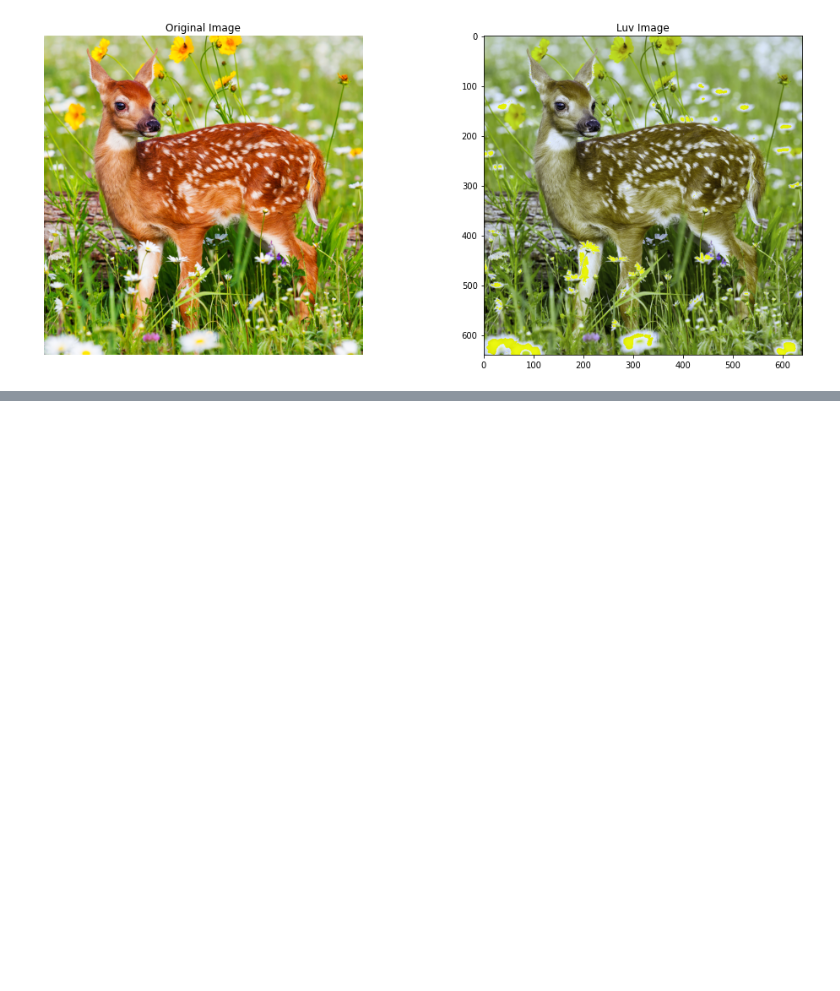
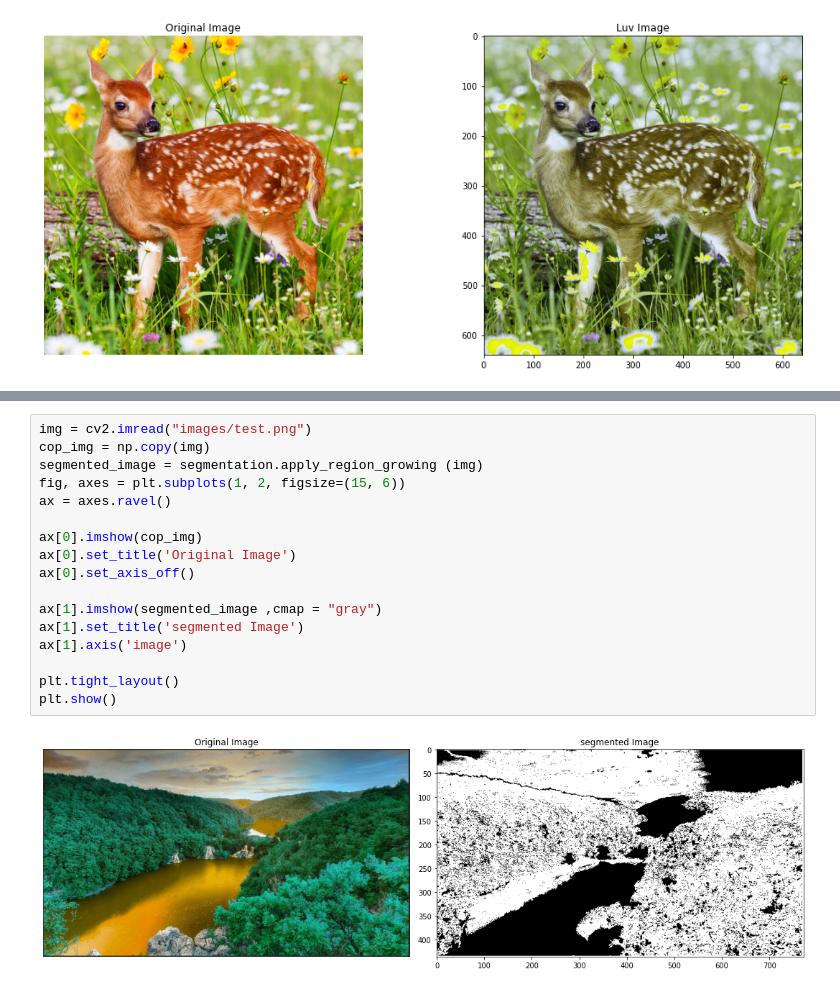
Before and after one commit to ahmed-sedky/computer-vision-basics, a Jupyter notebook: task_4.ipynb, the cells around one changed output, grey strips where cells are left out. Saved outputs shown, nothing was run; the diff lists cells and outputs as text; blank space fills up the shorter version.

Commit message:
Add region growing algo

```diff
--- a/task_4.ipynb
+++ b/task_4.ipynb
@@ -77,0 +76,19 @@ cluster_mean 4: [117.02303  126.70578   26.089342]
+# %%
+img = cv2.imread("images/test.png")
+cop_img = np.copy(img)
+segmented_image = segmentation.apply_region_growing (img)
+fig, axes = plt.subplots(1, 2, figsize=(15, 6))
+ax = axes.ravel()
+
+ax[0].imshow(cop_img)
+ax[0].set_title('Original Image')
+ax[0].set_axis_off()
+
+ax[1].imshow(segmented_image ,cmap = "gray")
+ax[1].set_title('segmented Image')
+ax[1].axis('image')
+
+plt.tight_layout()
+plt.show()
+# %% [output]
+[figure, added]
```
Also changed, not shown: parts of 1 cell of this notebook, 1 other file.
